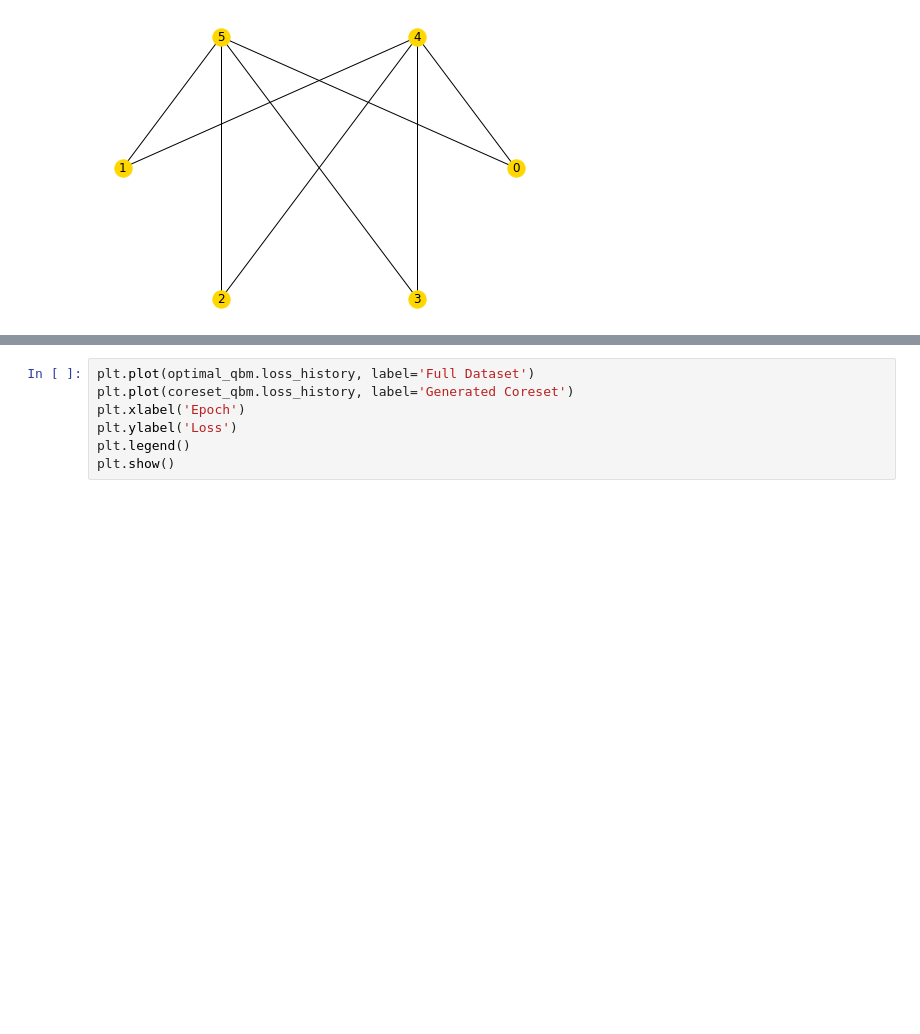
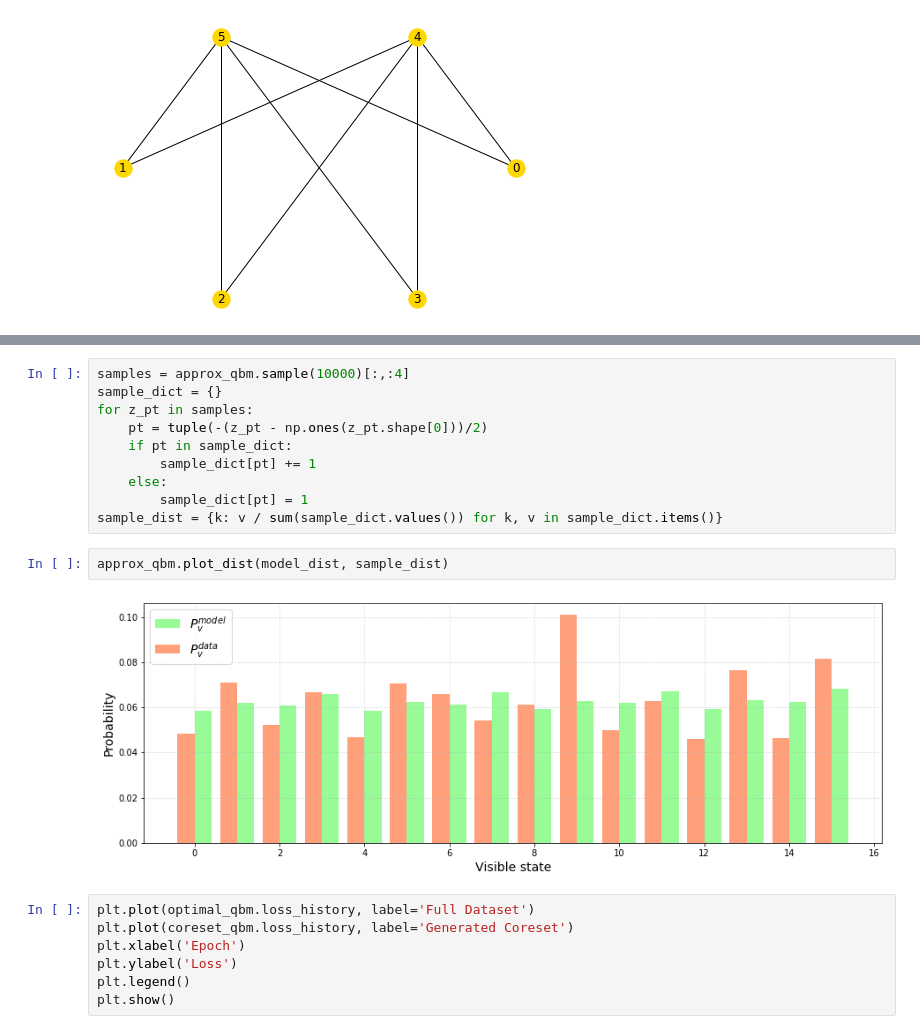
Before and after one commit to jviszlai/Bayesian-inference-coresets, a Jupyter notebook: CoresetQBMExperiments.ipynb, the cells around one changed output, grey strips where cells are left out. Saved outputs shown, nothing was run; the diff lists cells and outputs as text; blank space fills up the shorter version.

```diff
--- a/CoresetQBMExperiments.ipynb
+++ b/CoresetQBMExperiments.ipynb
@@ -142,3 +133,17 @@ plot_loss_history(optimal_qbm.loss_history)
+# %%
+samples = approx_qbm.sample(10000)[:,:4]
+sample_dict = {}
+for z_pt in samples:
+    pt = tuple(-(z_pt - np.ones(z_pt.shape[0]))/2)
+    if pt in sample_dict:
+        sample_dict[pt] += 1
+    else:
+        sample_dict[pt] = 1
+sample_dist = {k: v / sum(sample_dict.values()) for k, v in sample_dict.items()}
+# %%
+approx_qbm.plot_dist(model_dist, sample_dist)
+# %% [output]
+[figure, added]
 # %%
 plt.plot(optimal_qbm.loss_history, label='Full Dataset')
 plt.plot(coreset_qbm.loss_history, label='Generated Coreset')
```
Also changed, not shown: parts of 11 cells of this notebook, 6 other files.
